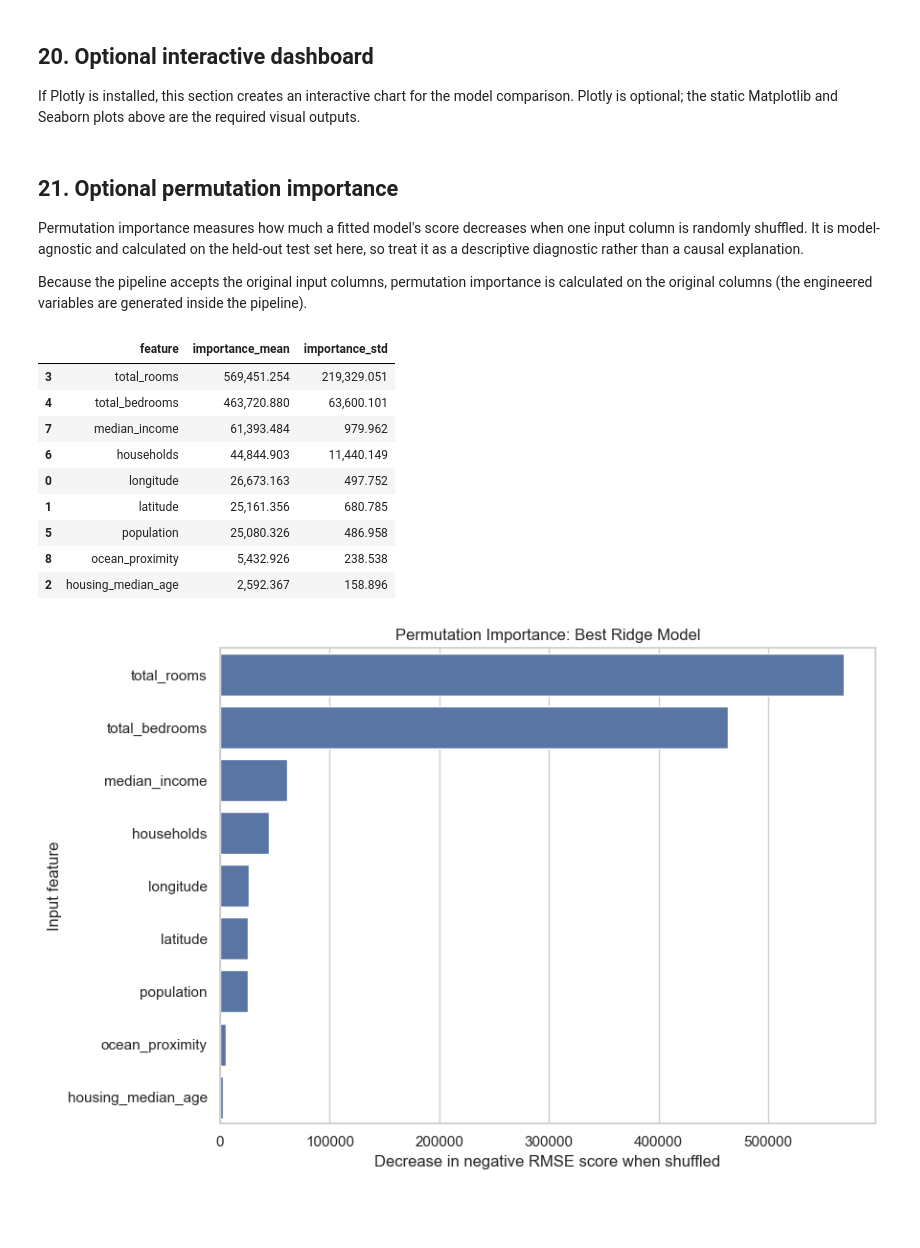
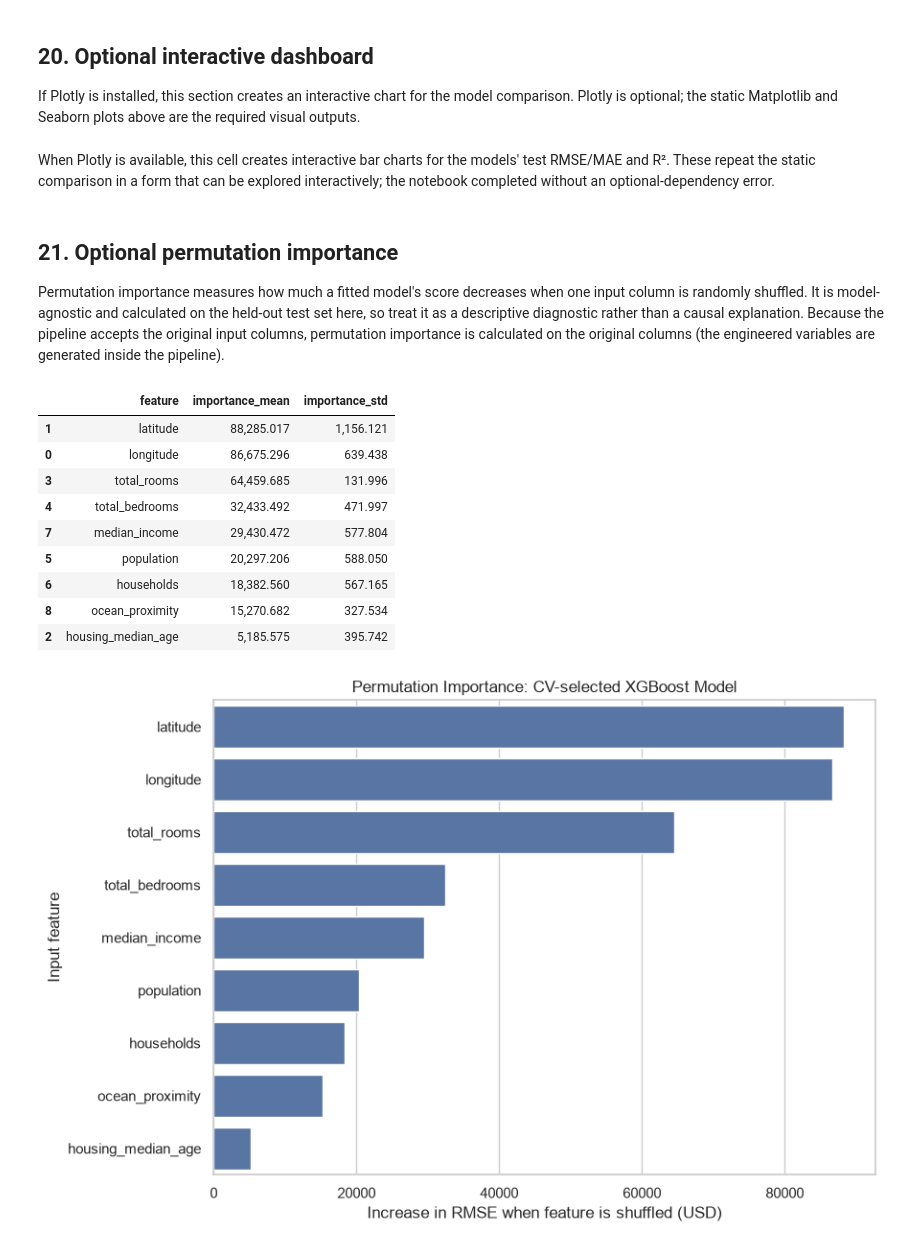
Before and after one commit to GreatEzekiel/Datheon_ML_and_DS_Internship, a Jupyter notebook: Task_2_Housing.ipynb, the cells around one changed output. Drawn from its saved outputs; the diff is of its cells as text; code cells hidden in the pictures; blank space fills up the shorter version.

```diff
--- a/Task_2_Housing.ipynb
+++ b/Task_2_Housing.ipynb
@@ -889,25 +932,34 @@ Metric interpretation:
 # %%
 best_ridge = ridge_search.best_estimator_
 best_lasso = lasso_search.best_estimator_
+best_xgb = xgb_search.best_estimator_
 
 predictions = {
     "OLS": ols_predictions,
     "Ridge": best_ridge.predict(X_test),
-    "Lasso": best_lasso.predict(X_test)
+    "Lasso": best_lasso.predict(X_test),
+    "XGBoost": best_xgb.predict(X_test)
 }
 
 metrics_table = pd.DataFrame({
     model_name: regression_metrics(y_test, model_predictions)
     for model_name, model_predictions in predictions.items()
 }).T
-
-metrics_table = metrics_table.sort_values("RMSE")
+metrics_table["CV RMSE"] = pd.Series(cv_rmse_by_model)
+metrics_table = metrics_table.sort_values("CV RMSE")
 display(metrics_table.style.format({
     "RMSE": "${:,.2f}",
     "MAE": "${:,.2f}",
-    "R2": "{:.4f}"
+    "R2": "{:.4f}",
+    "CV RMSE": "${:,.2f}"
 }))
 
 best_model_name = metrics_table.index[0]
-print(f"Best model by test RMSE: {best_model_name}")
+final_model = {
+    "OLS": ols_model,
+    "Ridge": best_ridge,
+    "Lasso": best_lasso,
+    "XGBoost": best_xgb
+}[best_model_name]
+print(f"Model selected by training CV RMSE: {best_model_name}")
 # %% [output]
@@ -1108,49 +1173,48 @@ try:
 
 except ImportError:
     print("Plotly is not installed. Optional installation: python3 -m pip install plotly")
+# %% [markdown]
+When Plotly is available, this cell creates interactive bar charts for the models' test RMSE/MAE and R². These repeat the static comparison in a form that can be explored interactively; the notebook completed without an optional-dependency error.
 # %% [markdown]
 ## 21. Optional permutation importance
 
-Permutation importance measures how much a fitted model's score decreases when one input column is randomly shuffled. It is model-agnostic and calculated on the held-out test set here, so treat it as a descriptive diagnostic rather than a causal explanation.
-
-Because the pipeline accepts the original input columns, permutation importance is calculated on the original columns (the engineered variables are generated inside the pipeline).
+Permutation importance measures how much a fitted model's score decreases when one input column is randomly shuffled. It is model-agnostic and calculated on the held-out test set here, so treat it as a descriptive diagnostic rather than a causal explanation. Because the pipeline accepts the original input columns, permutation importance is calculated on the original columns (the engineered variables are generated inside the pipeline).
 # %%
-# This can take a little time because the model is evaluated repeatedly.
 importance_result = permutation_importance(
-    best_ridge, X_test, y_test,
+    final_model, X_test, y_test,
     n_repeats=5,
     random_state=RANDOM_STATE,
     scoring="neg_root_mean_squared_error",
-    n_jobs=-1
+    n_jobs=1
 )
 
 importance_table = pd.DataFrame({
     "feature": X_test.columns,
     "importance_mean": importance_result.importances_mean,
     "importance_std": importance_result.importances_std
 }).sort_values("importance_mean", ascending=False)
 
 display(importance_table)
 
 plt.figure(figsize=(9, 6))
 sns.barplot(
     data=importance_table.head(12),
     x="importance_mean", y="feature"
 )
-plt.title("Permutation Importance: Best Ridge Model")
-plt.xlabel("Decrease in negative RMSE score when shuffled")
+plt.title(f"Permutation Importance: CV-selected {best_model_name} Model")
+plt.xlabel("Increase in RMSE when feature is shuffled (USD)")
 plt.ylabel("Input feature")
 plt.tight_layout()
 plt.show()
 # %% [output]
 |  | feature | importance_mean | importance_std |
-| 3 | total_rooms | 569,451.254 | 219,329.051 |
-| 4 | total_bedrooms | 463,720.880 | 63,600.101 |
-| 7 | median_income | 61,393.484 | 979.962 |
-| 6 | households | 44,844.903 | 11,440.149 |
-| 0 | longitude | 26,673.163 | 497.752 |
-| 1 | latitude | 25,161.356 | 680.785 |
-| 5 | population | 25,080.326 | 486.958 |
-| 8 | ocean_proximity | 5,432.926 | 238.538 |
-| 2 | housing_median_age | 2,592.367 | 158.896 |
+| 1 | latitude | 88,285.017 | 1,156.121 |
+| 0 | longitude | 86,675.296 | 639.438 |
+| 3 | total_rooms | 64,459.685 | 131.996 |
+| 4 | total_bedrooms | 32,433.492 | 471.997 |
+| 7 | median_income | 29,430.472 | 577.804 |
+| 5 | population | 20,297.206 | 588.050 |
+| 6 | households | 18,382.560 | 567.165 |
+| 8 | ocean_proximity | 15,270.682 | 327.534 |
+| 2 | housing_median_age | 5,185.575 | 395.742 |
-[figure, old version]
+[figure, new version]
```
Also changed, not shown: parts of 61 cells of this notebook, 19 other files.
